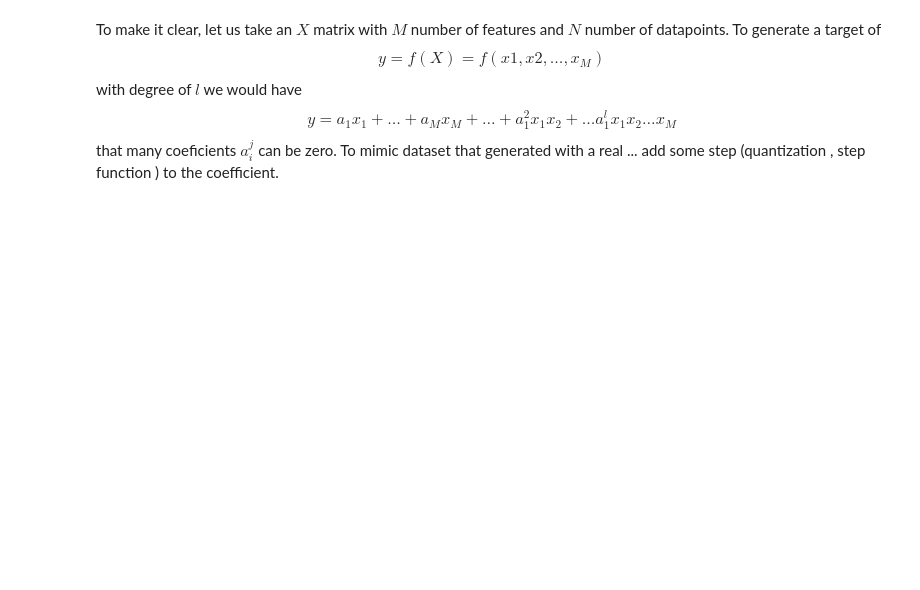
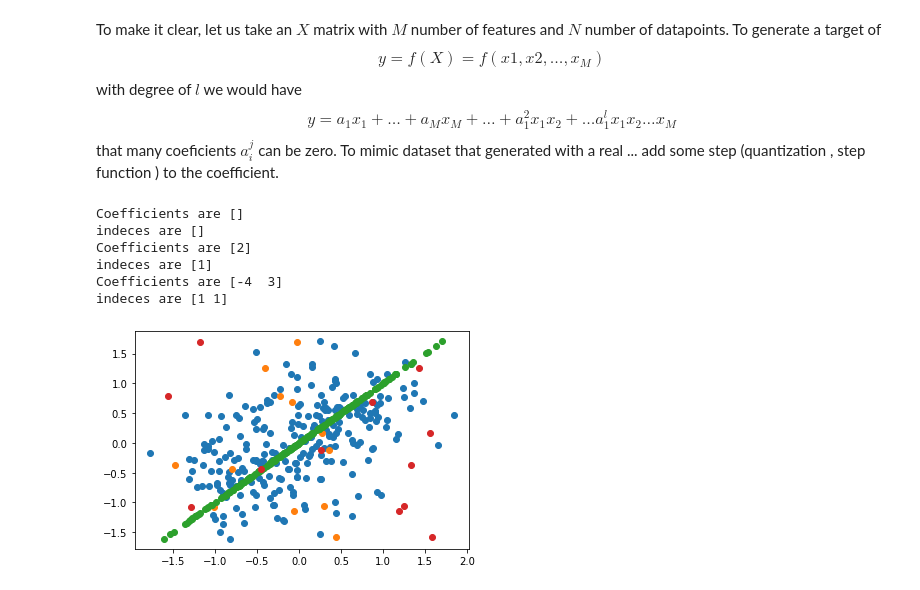
Before and after one commit to khroushan/outliers-handling, a Jupyter notebook: notebooks/lof.ipynb, the cells around one changed output. Cells and saved outputs as stored; diff of their text form; code cells hidden in the pictures; blank space fills up the shorter version.

Commit message:
outlier generator

```diff
--- a/notebooks/lof.ipynb
+++ b/notebooks/lof.ipynb
@@ -125,11 +126,40 @@ def make_target_independent(X, degrees=1, coeffs=None):
 
     for dg in range(degrees):
         indxs = np.random.choice(X.shape[1], dg)
-        coefs = np.random.randint(1, 4, size=len(indxs))
+        coefs = np.random.randint(-4, 4, size=len(indxs))
+        print('Coefficients are', coefs)
+        print('indeces are', indxs)
         for c, indx in zip(coefs, indxs):
             y += c*X[:,indx]
     return y
+# %%
+def outlier_generator(X, y, ratio=0.05):
+    """ Generate outliers in the range of dataset."""
+    X_min = X.min(axis=0)
+    X_max = X.max(axis=0)
+    y_min = y.min()
+    y_max = y.max()
+
+    N_outlier = int(X.shape[0]*ratio)
+    X_outlier = np.zeros((N_outlier, X.shape[1]+1))
+    for i in range(X.shape[1]):
+        X_outlier[:,i] = np.random.uniform(X_min[i], X_max[i], N_outlier)
+
+    y_outlier = np.random.uniform(y_min, y_max, N_outlier)
+
+    return X_outlier, y_outlier
 # %%
 N_features = 5
 N_datapoints = 100
-X = np.random.rand(N_datapoints, N_features)
+# X = np.random.rand(N_datapoints, N_features)
+X, clust = make_blobs(centers=[[-.5, -.5], [.5, .5]],
+                       cluster_std=0.5,
+                       **blobs_params)
+y = make_target_independent(X, 3)
+# %% [output]
+Coefficients are []
+indeces are []
+Coefficients are [2]
+indeces are [1]
+Coefficients are [-4  3]
+indeces are [1 1]
@@ -140 +168,7 @@ import seaborn as sns
+# %%
+for i in range(X.shape[1]):
+    pl.scatter(X[:,i], y)
+    pl.scatter(X_outlier[:,i], y_outlier)
+# %% [output]
+[figure, added]
 # %%
```
Also changed, not shown: parts of 10 cells of this notebook, 1 other file.
